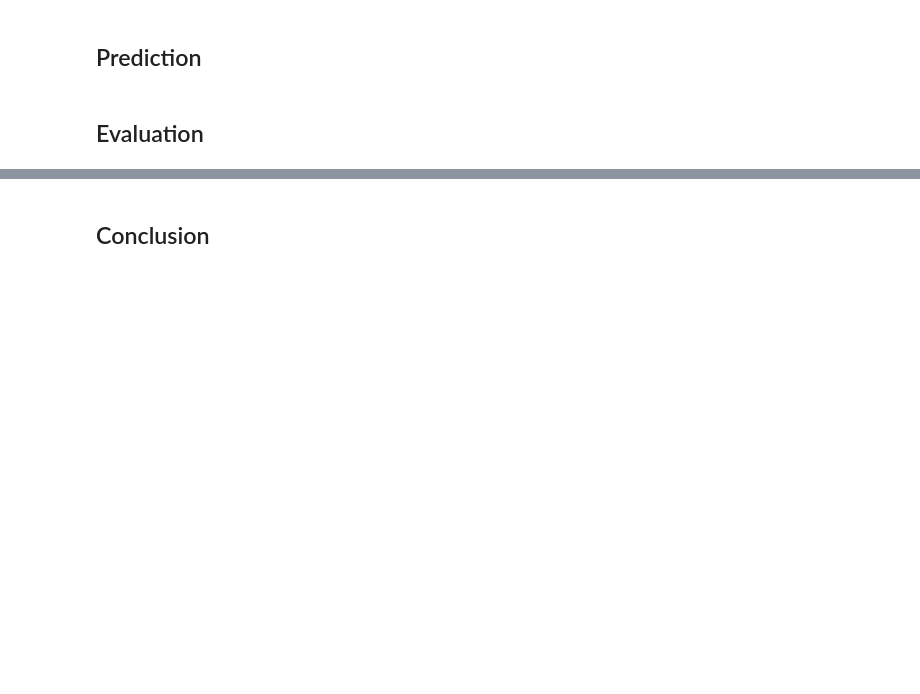
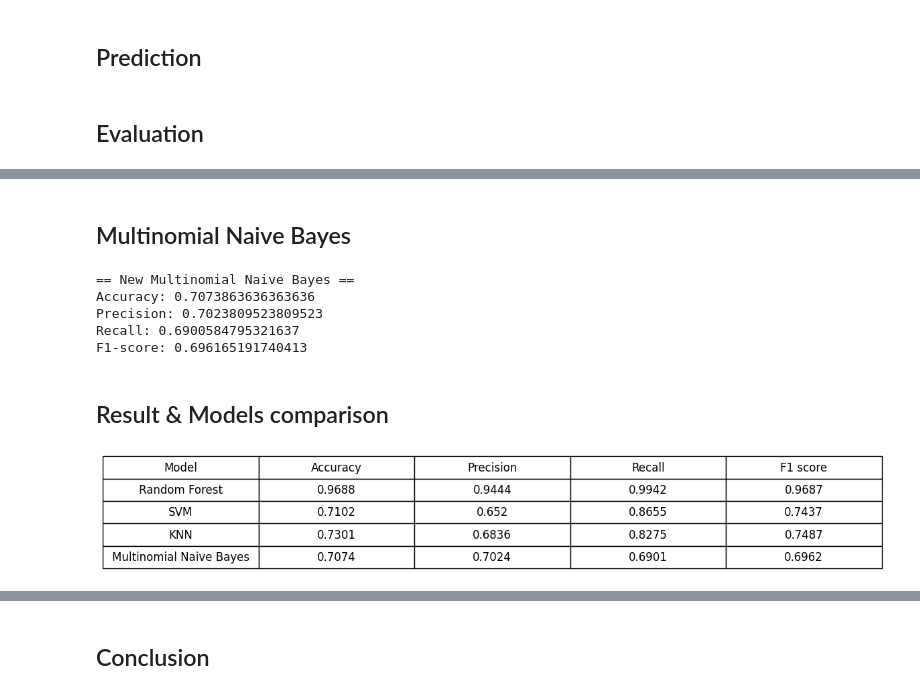
Before and after one commit to gaizzzzz/IntroToDS_FinalProject, a Jupyter notebook: notebooks/4.0-data-modelling.ipynb, the cells around one changed output, grey strips where cells are left out. Cells and saved outputs as stored; diff of their text form; code cells hidden in the pictures; blank space fills up the shorter version.

Commit message:
fine-tune & compare models

```diff
--- a/notebooks/4.0-data-modelling.ipynb
+++ b/notebooks/4.0-data-modelling.ipynb
@@ -86,12 +106,18 @@ df
 # %%
-X = df.iloc[:, :-1]
-y = df.iloc[:, -1]
+# Handle imbalance data
+smote = SMOTE()
+X, y = smote.fit_resample(X, y)
+count = y.value_counts()
 
 # Split the data into training and test sets
 X_train, X_test, y_train, y_test = train_test_split(X, y, test_size=0.2, random_state=42)
 # %% [markdown]
 ## Training model
 # %%
+# Train the Random Forest model
+rf_model = RandomForestClassifier()
+rf_model.fit(X_train, y_train)
+
 # Train the SVM model
 svm_model = SVC()
 svm_model.fit(X_train, y_train)
@@ -100,12 +126,7 @@ svm_model.fit(X_train, y_train)
 knn_model = KNeighborsClassifier()
 knn_model.fit(X_train, y_train)
 
-# Train the Random Forest model
-rf_model = RandomForestClassifier()
-rf_model.fit(X_train, y_train)
-
-# Train the Logistic Regression model
-lr_model = LogisticRegression()
-lr_model.fit(X_train, y_train)
-''
+# Train the Multinomial Naive Bayes model
+mnb_model = MultinomialNB()
+mnb_model.fit(X_train, y_train)
 # %% [output]
@@ -193,0 +283,58 @@ F1-score: 0.6289308176100629
+# %% [markdown]
+## Multinomial Naive Bayes
+# %%
+param_grid_mnb = {'alpha': [0.1, 0.5, 1, 2],
+                  'fit_prior': [True, False],
+                  'class_prior': [None, [0.3, 0.7], [0.5, 0.5]],}
+
+grid_search = GridSearchCV(mnb_model, param_grid_mnb, cv=5, scoring='accuracy')
+grid_search.fit(X_train, y_train)
+
+best_mnb_params = grid_search.best_params_
+
+mnb_model = MultinomialNB(**best_mnb_params)
+mnb_model.fit(X_train, y_train)
+
+y_pred_mnb = mnb_model.predict(X_test)
+
+accuracy_mnb = accuracy_score(y_test, y_pred_mnb)
+precision_mnb = precision_score(y_test, y_pred_mnb, pos_label=pos_label)
+recall_mnb = recall_score(y_test, y_pred_mnb, pos_label=pos_label)
+f1_score_mnb = f1_score(y_test, y_pred_mnb, pos_label=pos_label)
+
+print("== New Multinomial Naive Bayes ==")
+print("Accuracy:", accuracy_mnb)
+print("Precision:", precision_mnb)
+print("Recall:", recall_mnb)
+print("F1-score:", f1_score_mnb)
+# %% [output]
+== New Multinomial Naive Bayes ==
+Accuracy: 0.7073863636363636
+Precision: 0.7023809523809523
+Recall: 0.6900584795321637
+F1-score: 0.696165191740413
+# %% [markdown]
+## Result & Models comparison
+# %%
+results = []
+pos_labels = 'Successful'
+models = ['Random Forest', 'SVM', 'KNN', 'Multinomial Naive Bayes']
+for y_pred, model in zip([y_pred_rf, y_pred_svm, y_pred_knn, y_pred_mnb], models):
+    accuracy = accuracy_score(y_test, y_pred).__round__(4)
+    precision = precision_score(y_test, y_pred, pos_label=pos_label).__round__(4)
+    recall = recall_score(y_test, y_pred, pos_label=pos_label).__round__(4)
+    f1score = f1_score(y_test, y_pred, pos_label=pos_label).__round__(4)
+    results.append([model, accuracy, precision, recall, f1score])
+
+df_results = pd.DataFrame(results, columns=['Model', 'Accuracy', 'Precision', 'Recall', 'F1 score'])
+
+fig, ax = plt.subplots(figsize=(10, 2))
+ax.axis('off')
+table = ax.table(cellText=df_results.values, colLabels=df_results.columns, cellLoc='center', loc='center')
+table.auto_set_font_size(False)
+table.set_fontsize(12)
+table.scale(1.5, 2)
+
+plt.show()
+# %% [output]
+[figure, added]
```
Also changed, not shown: parts of 16 cells of this notebook.
